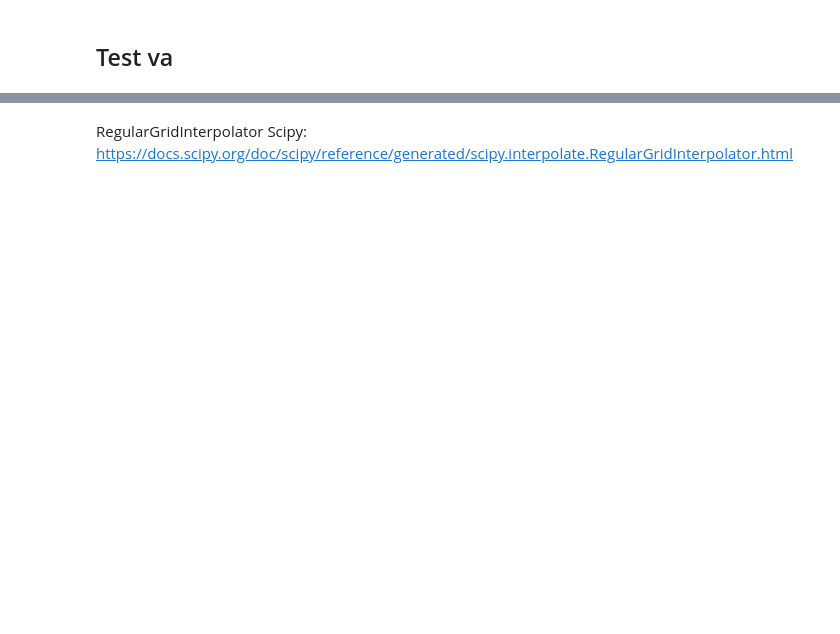
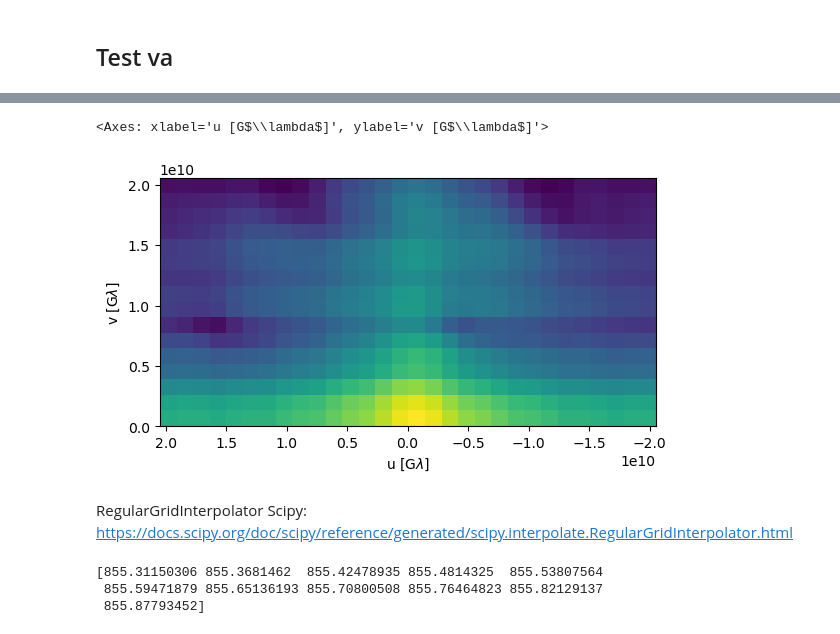
Before and after one commit to hina18201716/2017_sgra_paper5, a Jupyter notebook: RAPTOR_test.ipynb, the cells around one changed output, grey strips where cells are left out. Cells and saved outputs as stored; diff of their text form; code cells hidden in the pictures; blank space fills up the shorter version.

```diff
--- a/RAPTOR_test.ipynb
+++ b/RAPTOR_test.ipynb
@@ -109,3 +91,9 @@ viz.show(vis, s=0, f=lambda v: np.log(abs(v).value))
+# %%
+vis = mk.mockserve(mov, N=30)
+viz.show(vis, s=0, f=lambda v: np.log(abs(v).value))
+# %% [output]
+<Axes: xlabel='u [G$\\lambda$]', ylabel='v [G$\\lambda$]'>
+[figure, added]
 # %% [markdown]
 RegularGridInterpolator Scipy:
   https://docs.scipy.org/doc/scipy/reference/generated/scipy.interpolate.RegularGridInterpolator.html
@@ -118,11 +106,15 @@ t = vis.meta.time.value
 
 # print(u.shape)
 # print(v.shape)
-# print(t)
+print(t)
 # print(abs( vis[...,::-1]) )
 
 amp = RegularGridInterpolator((t, v, u[::-1]), abs     (vis[...,::-1]))
 phi = RegularGridInterpolator((t, v, u[::-1]), np.angle(vis[...,::-1]))
+# %% [output]
+[855.31150306 855.3681462  855.42478935 855.4814325  855.53807564
+ 855.59471879 855.65136193 855.70800508 855.76464823 855.82129137
+ 855.87793452]
 # %%
 bmin = 6e9
 bmax = 8e9
```
Also changed, not shown: parts of 9 cells of this notebook, 1 other file.
